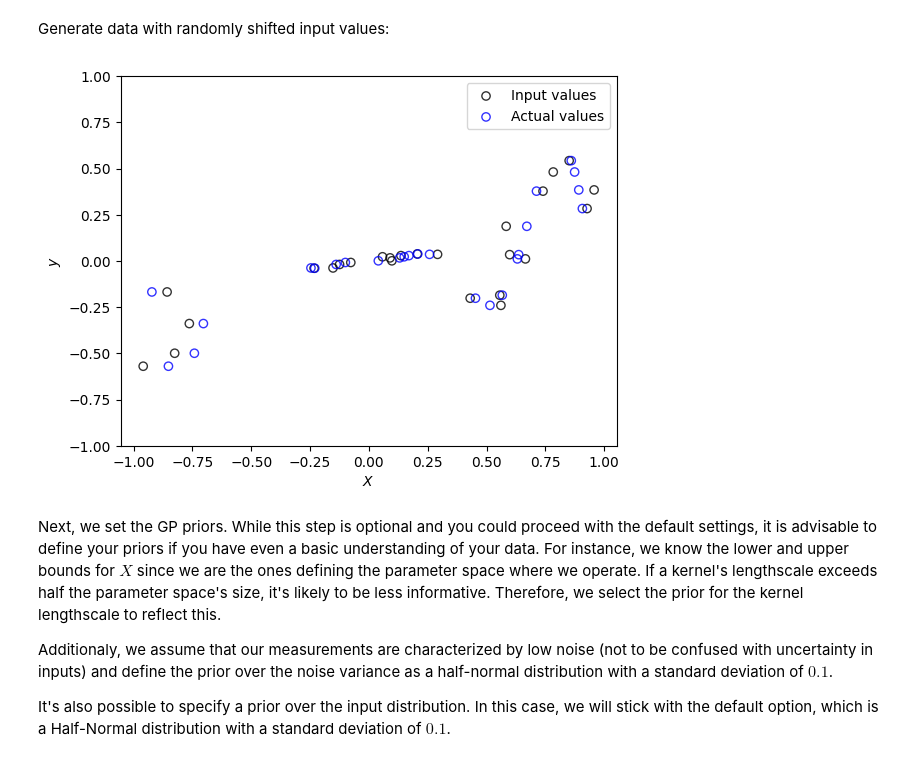
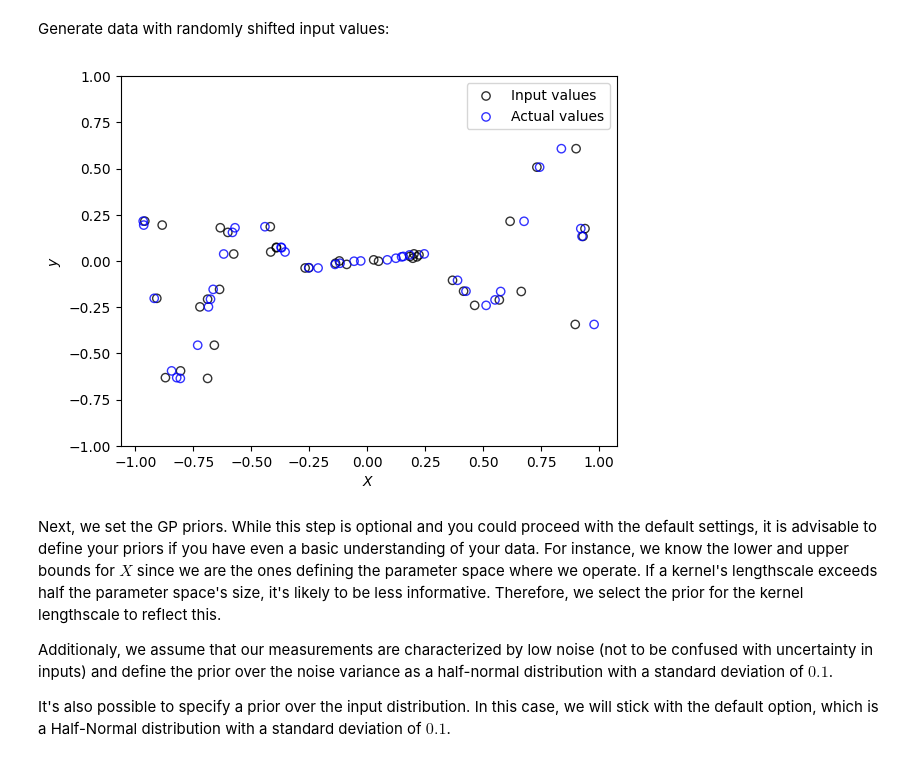
Before and after one commit to ziatdinovmax/gpax, a Jupyter notebook: examples/gpax_UIGP.ipynb, the cells around one changed output. Cells and saved outputs as stored; diff of their text form; code cells hidden in the pictures.

```diff
--- a/examples/gpax_UIGP.ipynb
+++ b/examples/gpax_UIGP.ipynb
@@ -43,32 +44,32 @@ gpax.utils.enable_x64()  # enable double precision
 # %% [markdown]
 Generate data with randomly shifted input values:
 # %%
-NUM_INIT_POINTS = 25 # number of observation points
+NUM_INIT_POINTS = 40 # number of observation points
 
 
-np.random.seed(0)
+np.random.seed(42)
 
 # Generate data with randomly shifted inputs
 def f(x, var_x=0.06):
     x_shifted = np.random.normal(x, var_x)
     return x_shifted, np.sin(10*x_shifted) * x_shifted**2
 
 X = np.random.uniform(-1., 1., NUM_INIT_POINTS)
 
 X_shifted, y = f(X)
 
 X_test = np.linspace(-1.1, 1.1, 200)
 
 # Plot generated data
 plt.figure(dpi=100)
 plt.xlabel("$X$")
 plt.ylabel("$y$")
 plt.scatter(X, y, marker='o', facecolors='none', edgecolors='k', zorder=2, label="Input values", alpha=0.8)
 plt.scatter(X_shifted, y, marker='o', facecolors='none', edgecolors='b', zorder=2, label="Actual values", alpha=0.8)
 plt.legend()
 plt.ylim(-1, 1);
 # %% [output]
-[figure, old version]
+[figure, new version]
 # %% [markdown]
 Next, we set the GP priors. While this step is optional and you could proceed with the default settings, it is advisable to define your priors if you have even a basic understanding of your data. For instance, we know the lower and upper bounds for $X$ since we are the ones defining the parameter space where we operate. If a kernel's lengthscale exceeds half the parameter space's size, it's likely to be less informative. Therefore, we select the prior for the kernel lengthscale to reflect this.
 
```
Also changed, not shown: parts of 6 cells of this notebook.
